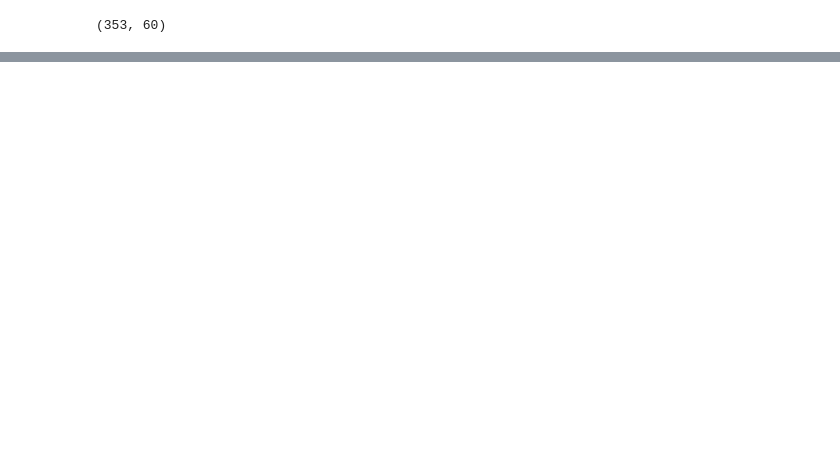
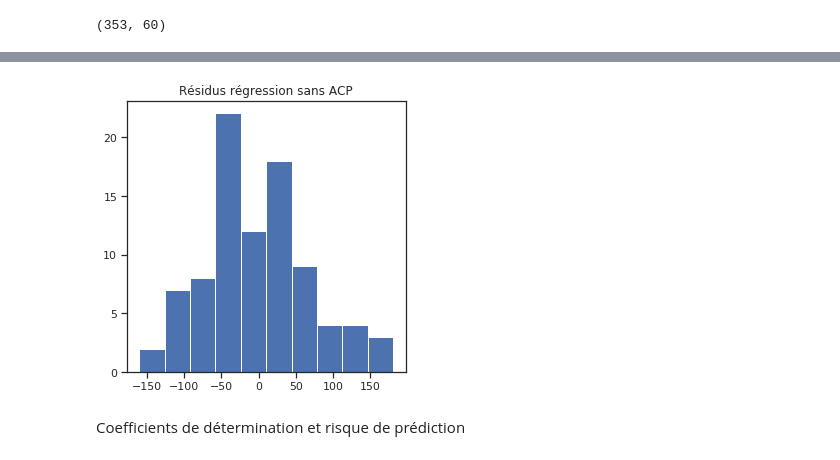
Before and after one commit to yamhiroto/IOT-Geolocalisation-ML, a Jupyter notebook: Maths_for_Data_Science/TP_linear_reg_2.ipynb, the cells around one changed output, grey strips where cells are left out. Cells and saved outputs as stored; diff of their text form; code cells hidden in the pictures; blank space fills up the shorter version.

```diff
--- a/Maths_for_Data_Science/TP_linear_reg_2.ipynb
+++ b/Maths_for_Data_Science/TP_linear_reg_2.ipynb
@@ -366,0 +390,11 @@ plt.show()
+# %%
+Y_pred = reg.predict(X_test)
+res = np.array(Y_test)-Y_pred
+fig = plt.figure(figsize=(5,5))
+plt.hist(res)
+plt.title('Résidus régression sans ACP')
+plt.show()
+# %% [output]
+[figure, added]
+# %% [markdown]
+Coefficients de détermination et risque de prédiction
```
Also changed, not shown: parts of 71 cells of this notebook, 1 other file.
